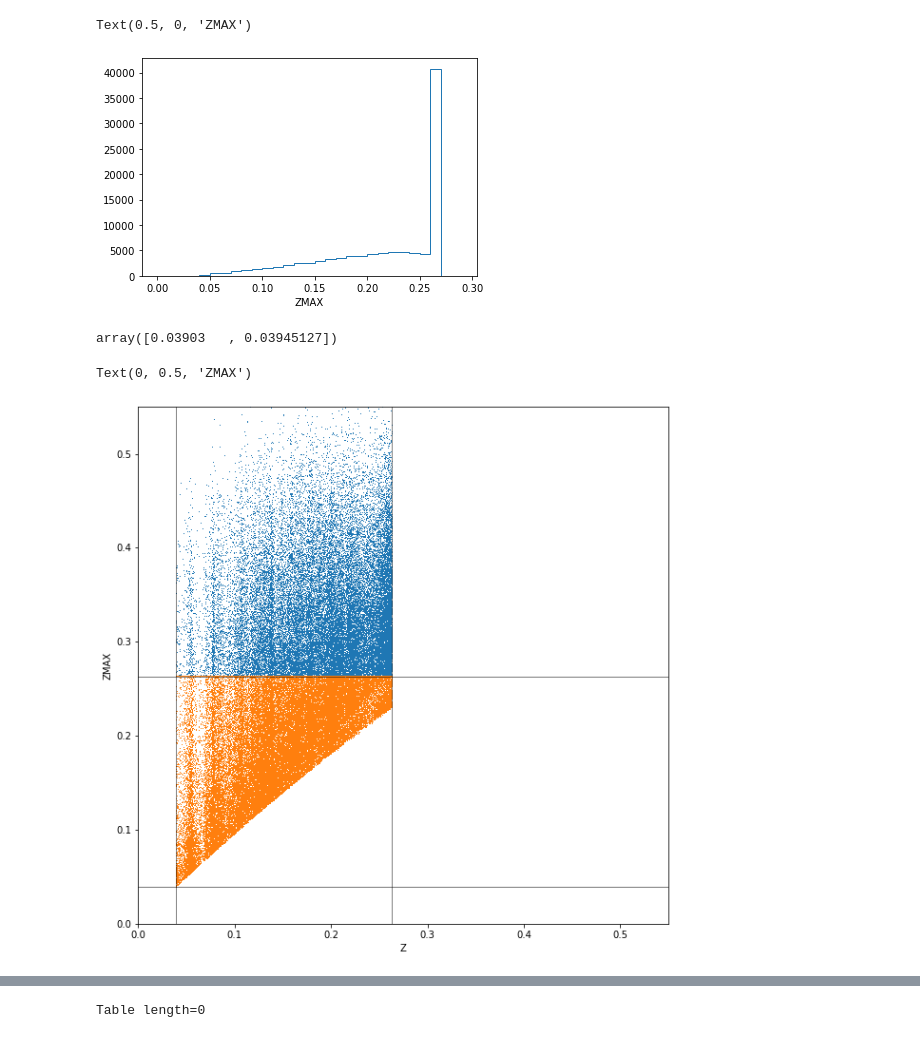
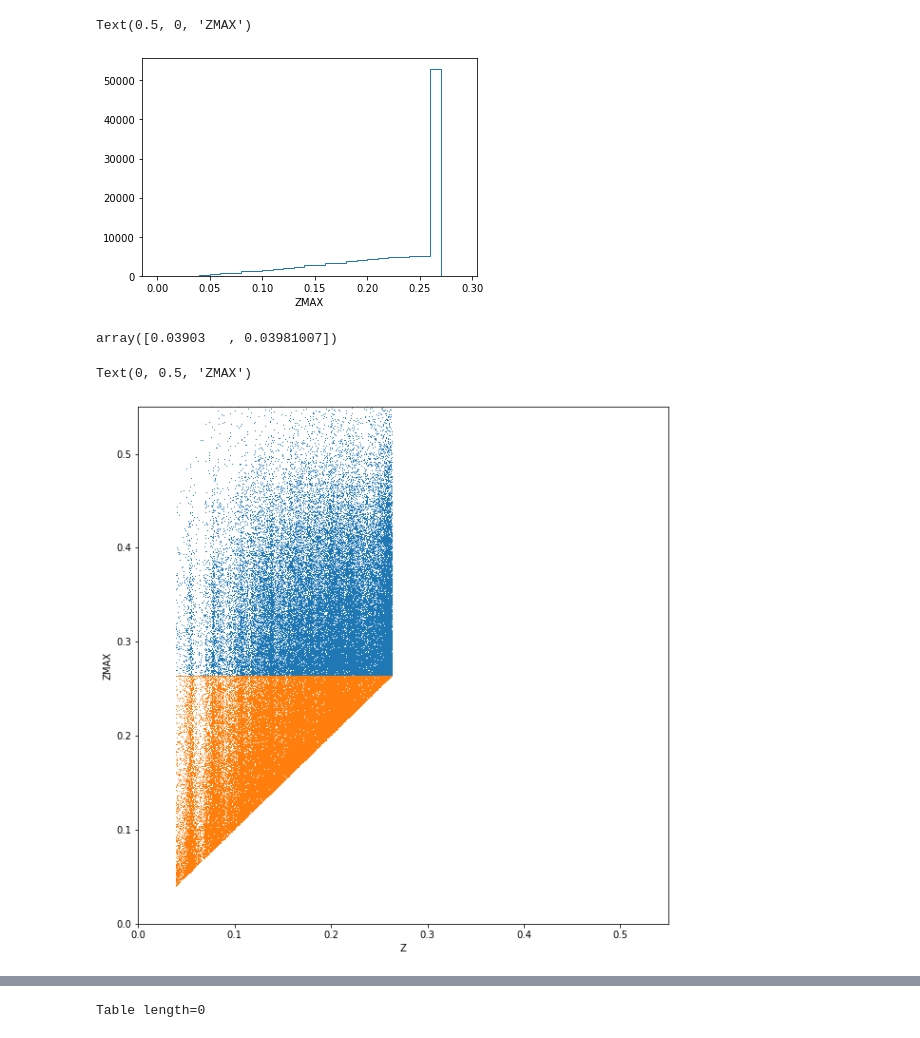
Before and after one commit to SgmAstro/DESI, a Jupyter notebook: docs/nb/zmax_catQA.ipynb, the cells around one changed output, grey strips where cells are left out. Drawn from its saved outputs; the diff is of its cells as text; code cells hidden in the pictures.

```diff
--- a/docs/nb/zmax_catQA.ipynb
+++ b/docs/nb/zmax_catQA.ipynb
@@ -14,6 +14,6 @@ from   cosmo import distmod, volcom
 from   lumfn import lumfn
 from   schechter import schechter
 # %%
-gama_zmax = Table.read(os.environ['CSCRATCH'] + '/norberg//GAMA4/gama_gold_zmax_100k.fits')
+gama_zmax = Table.read(os.environ['CSCRATCH'] + '/norberg//GAMA4/gama_gold_zmax.fits')
 gama_zmax
 # %% [output]
@@ -40,3 +39,0 @@ Table length=100000
-# %%
-zmin = gama_zmax['ZGAMA'].min()
-zmax = gama_zmax['ZGAMA'].max()
@@ -69,0 +40,3 @@ Table length=99986
+# %%
+gama_vmax = Table.read(os.environ['CSCRATCH'] + '/norberg//GAMA4/gama_gold_vmax.fits')
+gama_vmax
@@ -72,31 +66,31 @@ _ = pl.hist(gama_vmax['ZMAX'], bins=np.arange(0.0, 0.3, 0.01), histtype='step')
 pl.xlabel('ZMAX')
 # %% [output]
 Text(0.5, 0, 'ZMAX')
-[figure, old version]
+[figure, new version]
 # %%
 np.unique(gama_vmax['ZMIN'].data)
 # %% [output]
-array([0.03903   , 0.03945127])
+array([0.03903   , 0.03981007])
 # %%
 fig, ax = plt.subplots(1,1,figsize=(10,10))
 
 ax.plot(gama_zmax['ZGAMA'], gama_zmax['ZMAX'], marker=',', lw=0.0)
 ax.plot(gama_vmax['ZGAMA'], gama_vmax['ZMAX'], marker=',', lw=0.0)
-
+'''
 ax.axvline(zmin, c='k', lw=0.5)
 ax.axvline(zmax, c='k', lw=0.5)
 
 ax.axhline(zmin, c='k', lw=0.5)
 ax.axhline(zmax, c='k', lw=0.5)
-
+'''
 ax.set_xlim(0.0, 0.55)
 ax.set_ylim(0.0, 0.55)
 
 ax.set_xlabel('Z')
 ax.set_ylabel('ZMAX')
 # %% [output]
 Text(0, 0.5, 'ZMAX')
-[figure, old version]
+[figure, new version]
 # %%
 fig, ax = plt.subplots(1,1,figsize=(10,10))
 
```
Also changed, not shown: parts of 11 cells of this notebook, 4 other files.
